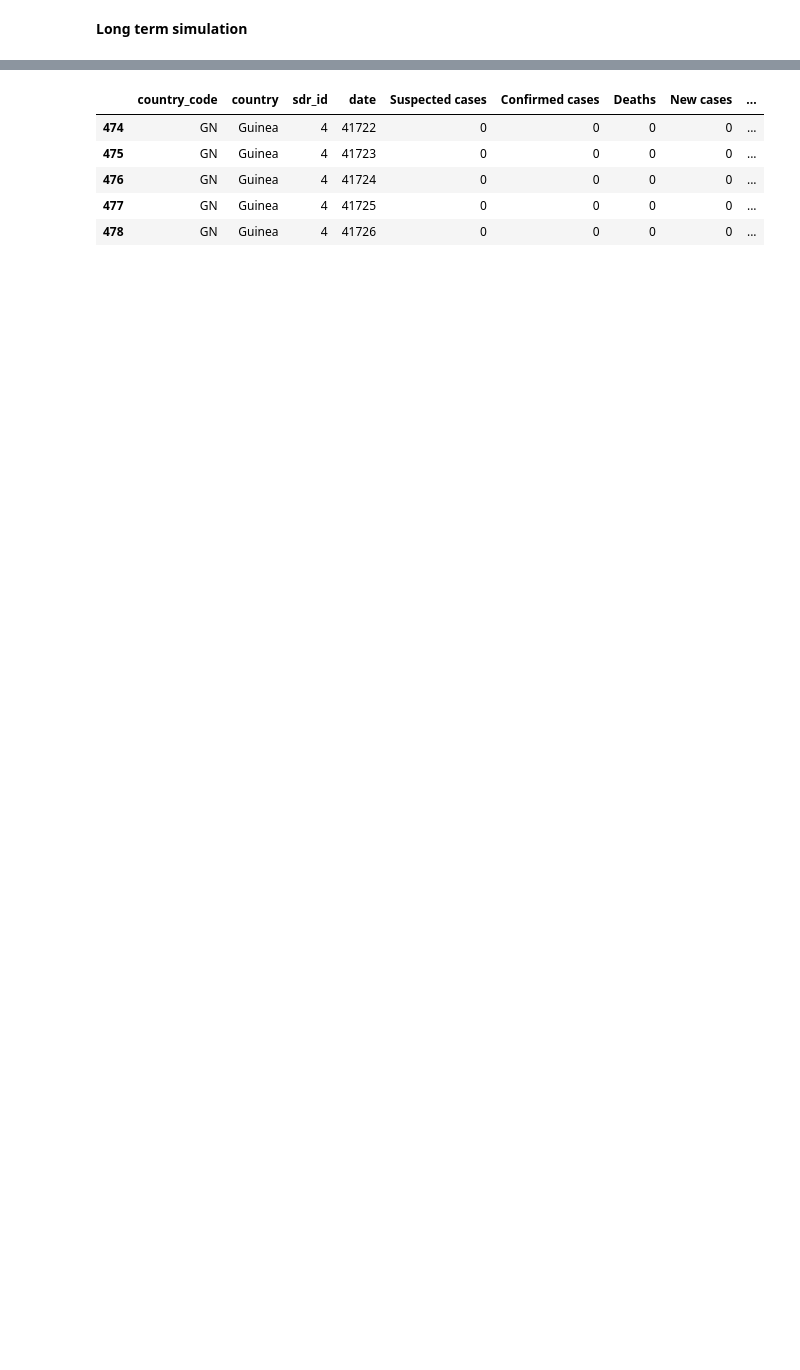
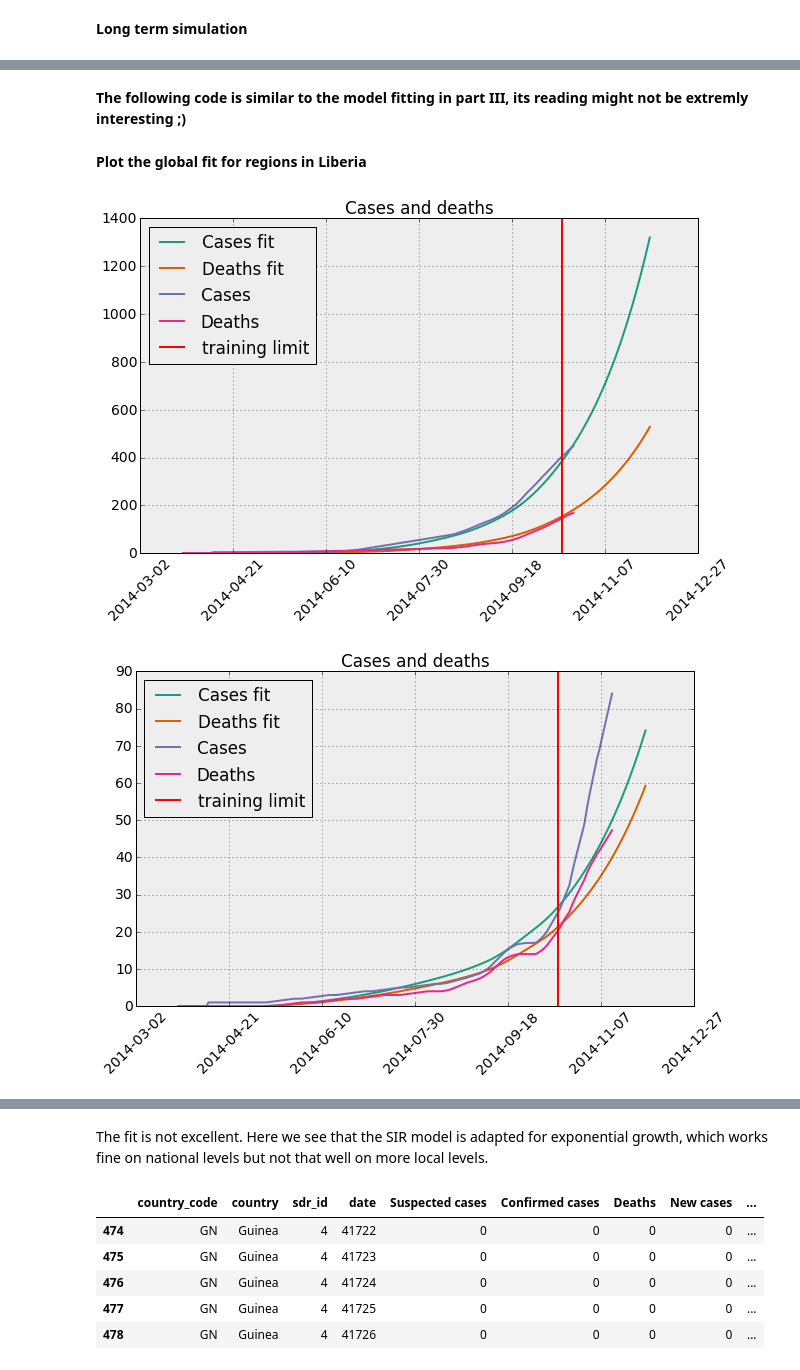
Before and after one commit to gsabran/data-science-project, a Jupyter notebook: code/timeseries.ipynb, the cells around one changed output, grey strips where cells are left out. Cells and saved outputs as stored; diff of their text form; code cells hidden in the pictures; blank space fills up the shorter version.

```diff
--- a/code/timeseries.ipynb
+++ b/code/timeseries.ipynb
@@ -50,7 +50,7 @@ covariates.head()
 # %% [markdown]
 Here are the covariate we have access to:
 # %%
-for c in covariates.columns: print c
+for c in covariates_df.columns: print c
 # %% [output]
 sdr_id
 country_code
@@ -373,7 +403,7 @@ class Getter:
         if not (country_code == self.country_code and sdr_id == self.sdr_id):
             self.country_code, self.sdr_id = country_code, sdr_id
             self.ts = ts_interpolated[(ts_interpolated.country_code == country_code) & (ts_interpolated.sdr_id == sdr_id)]
-            self.cov = covariates[(covariates.country_code == country_code) & (covariates.sdr_id == sdr_id)]
+            self.cov = covariates_df[(covariates_df.country_code == country_code) & (covariates_df.sdr_id == sdr_id)]
         try:
             if attribute in self.cov:
                 return self.cov.to_dict()[attribute].popitem()[1]
@@ -490,13 +520,10 @@ def to_X_Y(country_code, sdr_id, train_limit):
     df = ts_interpolated[(ts_interpolated.country_code == country_code) & (ts_interpolated.sdr_id == sdr_id)]
     df = df[(df.category == 'Cases') | (df.category == 'Deaths')]
     X, Y, first_day = [], [], None
-    print df[df.type == 'original'].min()['date']
     for d in sorted(df.date.unique()):
         if d > train_limit: break
         if get(country_code, sdr_id, 'ebola_already_reported', date=d):
-            if first_day is None:
-                first_day = d
-                print country_code, sdr_id, d
+            if first_day is None: first_day = d
             I = get(country_code, sdr_id, 'Cases', date=d)
             if I is None:
                 print d, train_limit, first_day
@@ -753,0 +779,2 @@ Load data for Guinea that needed a special cleaning
+# %% [markdown]
+**The following code is similar to the model fitting in part III, its reading might not be extremly interesting ;)**
@@ -753,0 +910,30 @@ Load data for Guinea that needed a special cleaning
+# %%
+def plot_fit_with_covariates(country_code, sdr_ids, train_limit='2014-10-15', test_limit='2014-12-01', days_after=0, should_print_table=False):
+    fits = fit_data_with_covariates(country_code, sdr_ids, train_limit, test_limit, days_after, should_print_table)
+    for sdr_id in sdr_ids:
+        fit = fits[sdr_id]
+        if fit is None: return
+        Y_hat, D_hat, delta_Y_hat, delta_D_hat, dates = fit
+
+        plt.plot(dates, Y_hat, label='Cases fit')
+        plt.plot(dates, D_hat, label='Deaths fit')
+        plot(country_code, sdr_id, ['Cases', 'Deaths'])
+        plot_training_limit(train_limit)
+        plt.legend(loc=2)
+        plt.title('Cases and deaths')
+        display_date()
+        plt.show()
+# %% [markdown]
+**Plot the global fit for regions in Liberia**
+# %%
+train_limit='2014-10-01'
+test_limit='2014-12-01'
+days_after=0
+should_print_table=False
+country_code = 'LR'
+sdr_ids = selection_by_country[country_code]
+
+plot_fit_with_covariates(country_code, sdr_ids, days_after=30)
+# %% [output]
+[figure, added]
+[figure, added]
@@ -754,3 +944,5 @@ Load data for Guinea that needed a special cleaning
+# %% [markdown]
+The fit is not excellent. Here we see that the SIR model is adapted for exponential growth, which works fine on national levels but not that well on more local levels.
 # %%
 GN = pd.read_csv('Guinea_artificial.csv', index_col =0)
 GN.head()
```
Also changed, not shown: parts of 24 cells of this notebook.
